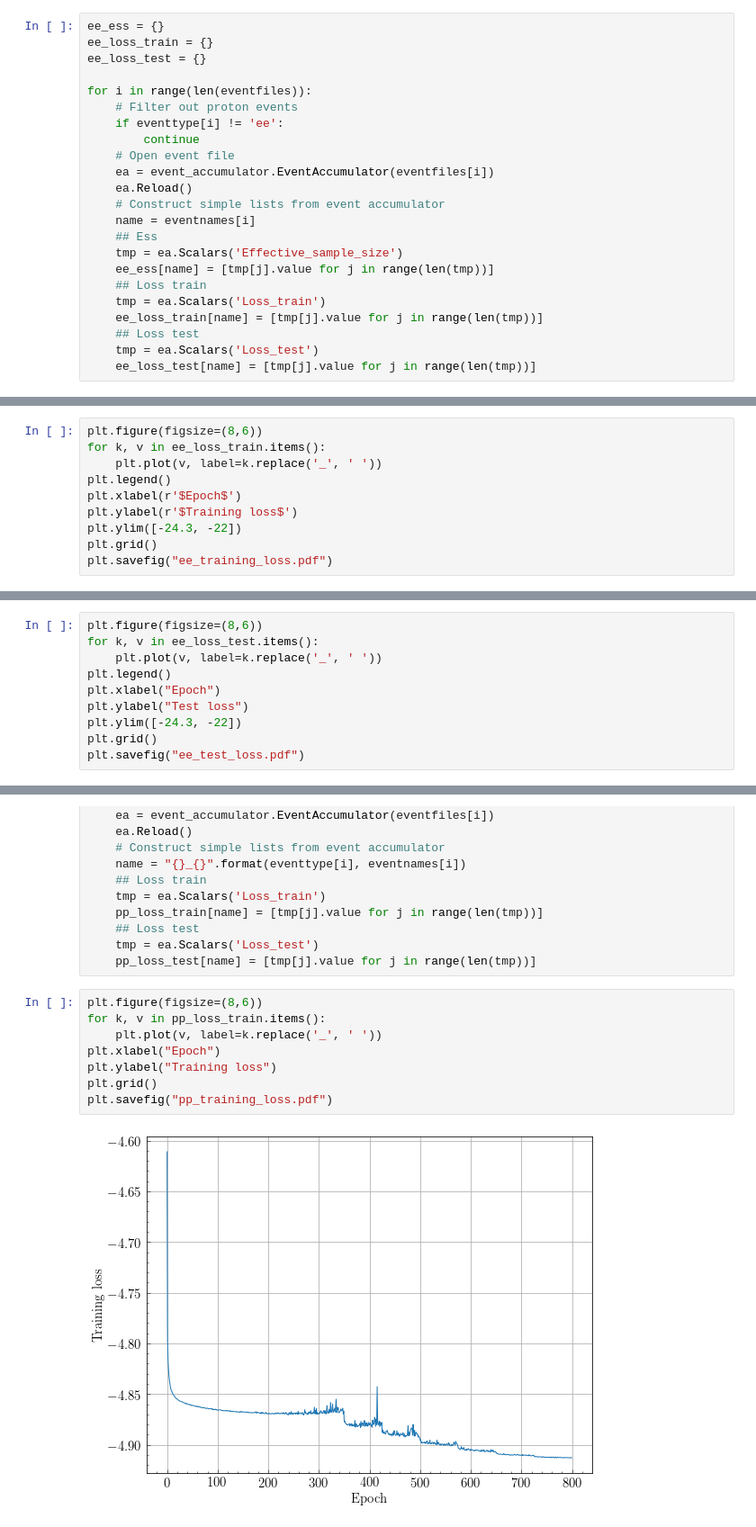
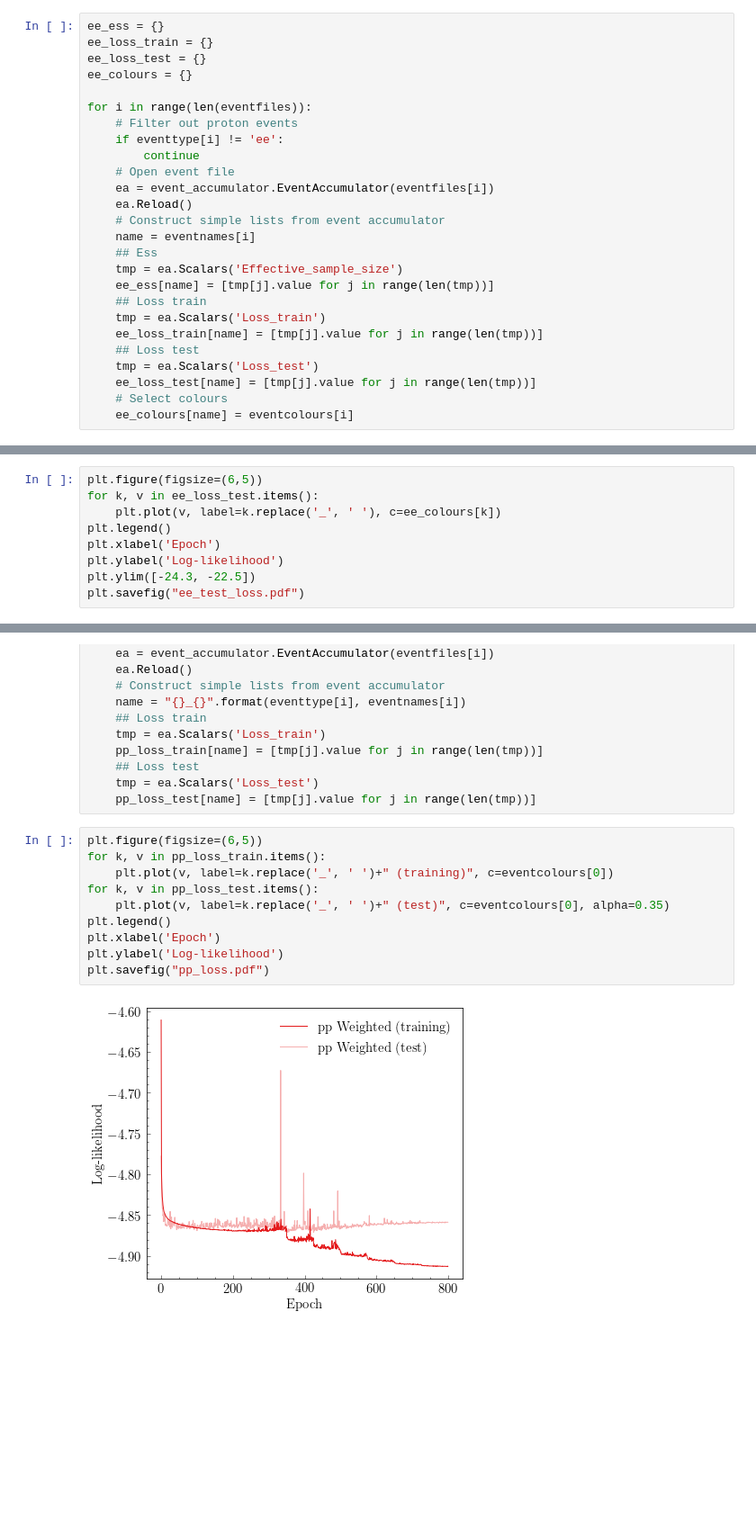
Before and after one commit to rbvh/PhaseSpaceAutoregressiveFlow, a Jupyter notebook: plotters/loss_and_metric_curves/loss_curves.ipynb, the cells around one changed output, grey strips where cells are left out. Shown at 90% size. Drawn from its saved outputs; the diff is of its cells as text; blank space fills up the shorter version.

```diff
--- a/plotters/loss_and_metric_curves/loss_curves.ipynb
+++ b/plotters/loss_and_metric_curves/loss_curves.ipynb
@@ -21,6 +22,7 @@ eventtype = ['ee', 'ee', 'ee', 'ee', 'pp']
 ee_ess = {}
 ee_loss_train = {}
 ee_loss_test = {}
+ee_colours = {}
 
 for i in range(len(eventfiles)):
     # Filter out proton events
@@ -40,3 +42,5 @@ for i in range(len(eventfiles)):
     ## Loss test
     tmp = ea.Scalars('Loss_test')
     ee_loss_test[name] = [tmp[j].value for j in range(len(tmp))]
+    # Select colours
+    ee_colours[name] = eventcolours[i]
@@ -43,11 +61,10 @@ for i in range(len(eventfiles)):
 # %%
-plt.figure(figsize=(8,6))
-for k, v in ee_loss_train.items():
-    plt.plot(v, label=k.replace('_', ' '))
+plt.figure(figsize=(6,5))
+for k, v in ee_loss_test.items():
+    plt.plot(v, label=k.replace('_', ' '), c=ee_colours[k])
 plt.legend()
-plt.xlabel(r'$Epoch$')
-plt.ylabel(r'$Training loss$')
-plt.ylim([-24.3, -22])
-plt.grid()
-plt.savefig("ee_training_loss.pdf")
+plt.xlabel('Epoch')
+plt.ylabel('Log-likelihood')
+plt.ylim([-24.3, -22.5])
+plt.savefig("ee_test_loss.pdf")
 # %% [output]
@@ -56,10 +71,0 @@ findfont: Font family ['serif'] not found. Falling back to DejaVu Sans.
-# %%
-plt.figure(figsize=(8,6))
-for k, v in ee_loss_test.items():
-    plt.plot(v, label=k.replace('_', ' '))
-plt.legend()
-plt.xlabel("Epoch")
-plt.ylabel("Test loss")
-plt.ylim([-24.3, -22])
-plt.grid()
-plt.savefig("ee_test_loss.pdf")
@@ -98,12 +102,14 @@ for i in range(len(eventfiles)):
     tmp = ea.Scalars('Loss_test')
     pp_loss_test[name] = [tmp[j].value for j in range(len(tmp))]
 # %%
-plt.figure(figsize=(8,6))
+plt.figure(figsize=(6,5))
 for k, v in pp_loss_train.items():
-    plt.plot(v, label=k.replace('_', ' '))
-plt.xlabel("Epoch")
-plt.ylabel("Training loss")
-plt.grid()
-plt.savefig("pp_training_loss.pdf")
+    plt.plot(v, label=k.replace('_', ' ')+" (training)", c=eventcolours[0])
+for k, v in pp_loss_test.items():
+    plt.plot(v, label=k.replace('_', ' ')+" (test)", c=eventcolours[0], alpha=0.35)
+plt.legend()
+plt.xlabel('Epoch')
+plt.ylabel('Log-likelihood')
+plt.savefig("pp_loss.pdf")
 # %% [output]
-[figure, old version]
+[figure, new version]
```
Also changed, not shown: parts of 6 cells of this notebook, 1 other file.
